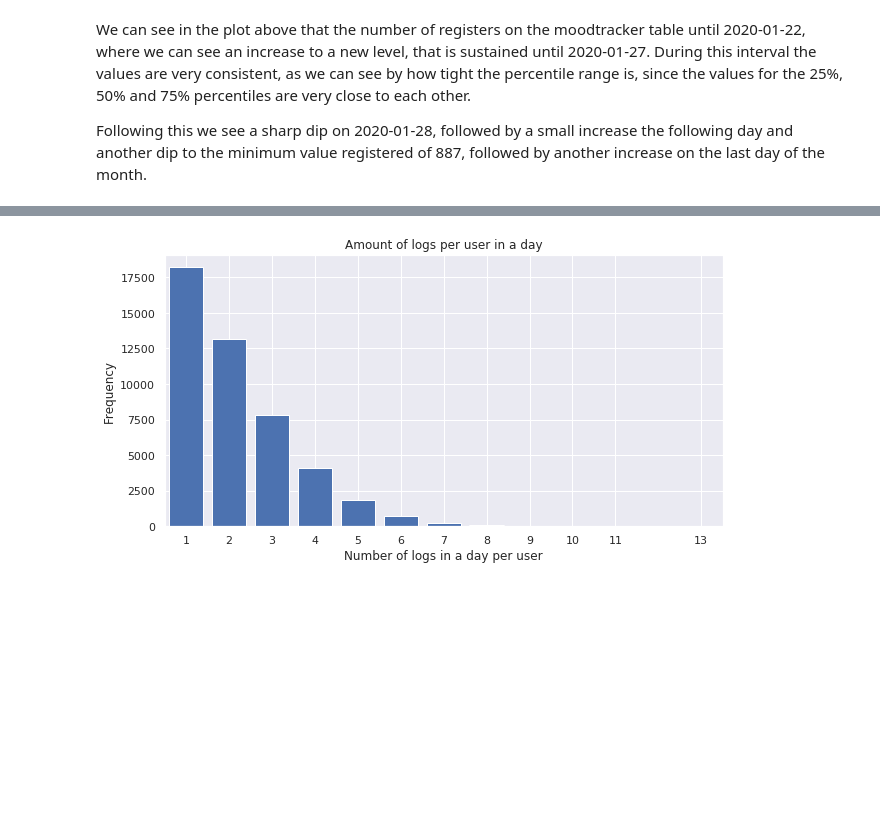
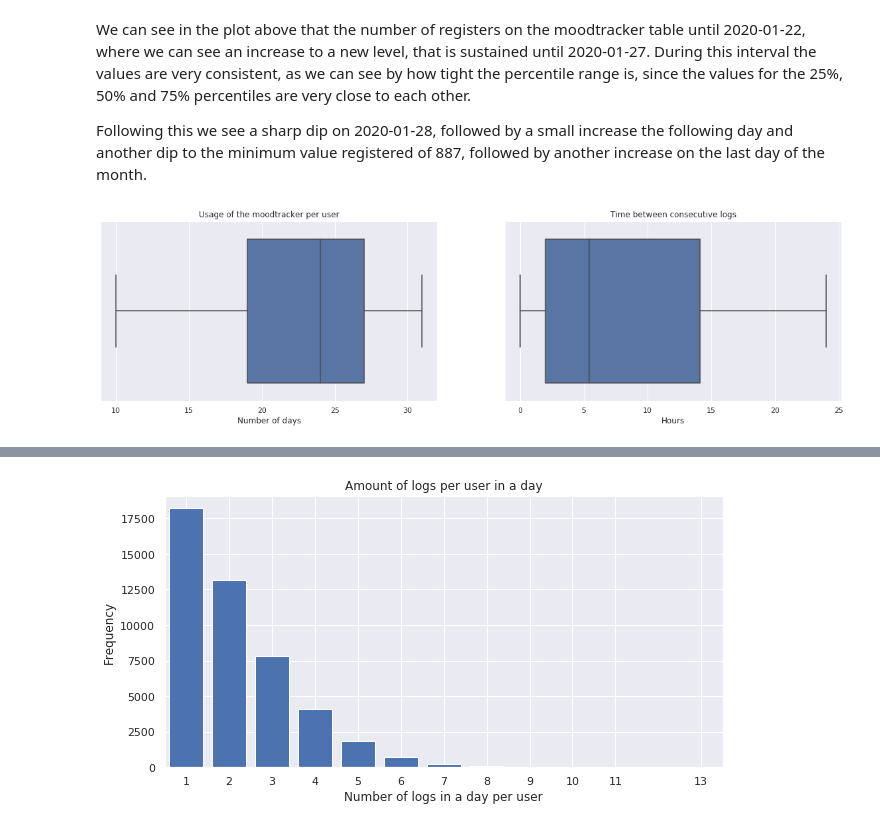
Before and after one commit to adfsan/z-challenge, a Jupyter notebook: Report_moodtracker_emotional_state.ipynb, the cells around one changed output, grey strips where cells are left out. Saved outputs shown, nothing was run; the diff lists cells and outputs as text; code cells hidden in the pictures; blank space fills up the shorter version.

Commit message:
Finish moodtracker and emotional state report

```diff
--- a/Report1.ipynb
+++ b/Report_moodtracker_emotional_state.ipynb
@@ -51,8 +71,15 @@ def get_mode(series:pd.Series, last=True):
     else:
         return mode[0]
 
+def diff_time(series:pd.Series):
+    """
+    Compute the time difference between consecutive timestamps in a series
+    """
+    datetime_series = pd.Series(pd.to_datetime(series))
+    sorted_series = datetime_series.sort_values()
+    return list(sorted_series.diff())
+
 # Plotting functions
-
 def mood_evolution(df, subset_text='All population'):
     """
     Plot a stacked barplot of the mood evolution of a given dataframe
@@ -323,0 +350,31 @@ daily_mood_user = daily_mood_user.stack().reset_index().rename(columns = {"level
+# %%
+# Let's check how many days each user has on the moodtracker feature as well as the time interval between consecutive logs
+user_engagement_df = moodtracker_df.groupby("userid").agg({"trackedat_date":"nunique",
+                                     "trackedat": diff_time}).reset_index()
+
+user_engagement_df.rename(columns = {"trackedat_date": "number_of_days",
+                                    "trackedat" : 'time_between_logs'}, inplace=True)
+
+# We merge all the time differences in a single series so we can compute summary statistics over all the population
+time_between_consecutive_logs = pd.Series(user_engagement_df.time_between_logs.sum())
+
+# The first entry for each user is always NaT, so we can remove that
+time_between_consecutive_logs.dropna(inplace=True)
+
+# We convert the time difference to minutes for readability
+time_between_consecutive_logs_m = time_between_consecutive_logs.apply(lambda x: x.seconds/60)
+
+# Let's plot both distributions
+f, (ax1, ax2) = plt.subplots(1, 2, figsize=(20,5))
+
+sns.boxplot(x=user_engagement_df.number_of_days, ax=ax1)
+ax1.set_xlabel("Number of days")
+ax1.set_title("Usage of the moodtracker per user")
+
+sns.boxplot(x=time_between_consecutive_logs_m/60, ax=ax2)
+ax2.set_xlabel("Hours")
+ax2.set_title("Time between consecutive logs")
+
+plt.show()
+# %% [output]
+[figure, added]
```
Also changed, not shown: parts of 27 cells of this notebook, 3 other files.
